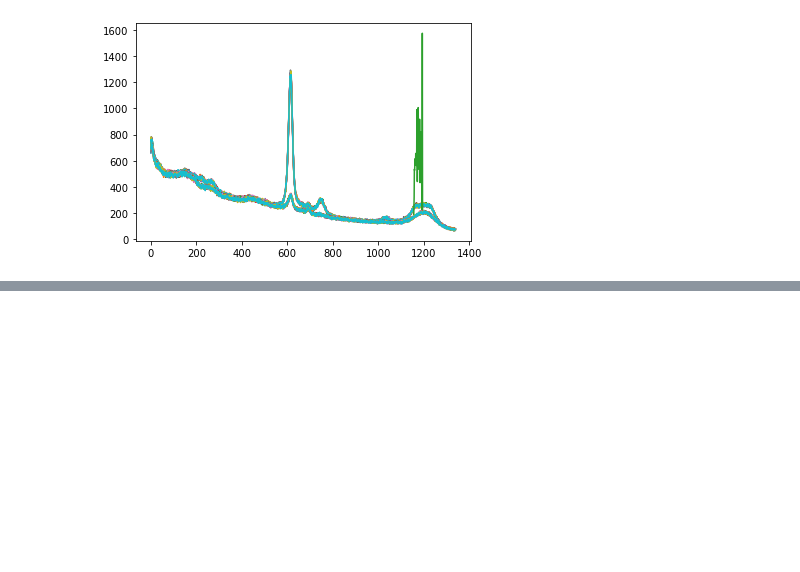
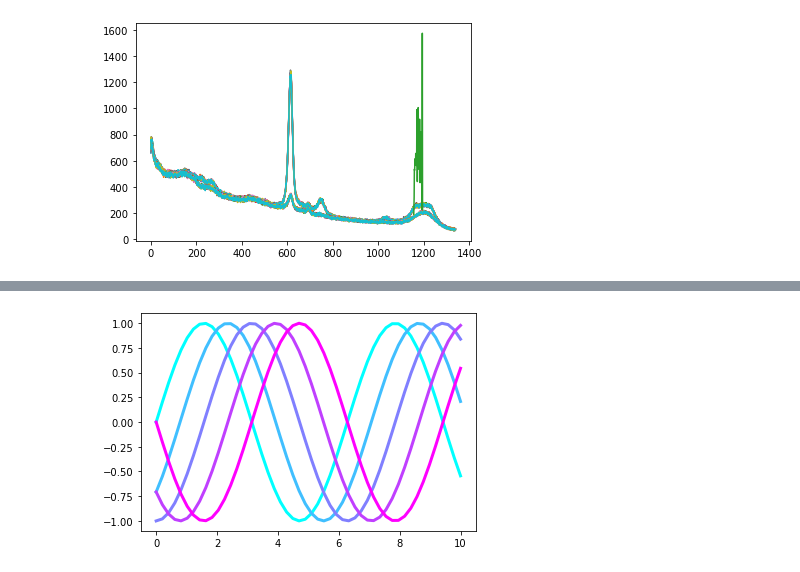
Before and after one commit to jhwnkim/fluid-auto-sampler, a Jupyter notebook: calculations/spectra_post.ipynb, the cells around one changed output, grey strips where cells are left out. Cells and saved outputs as stored; diff of their text form; code cells hidden in the pictures; blank space fills up the shorter version.

```diff
--- a/calculations/spectra_post.ipynb
+++ b/calculations/spectra_post.ipynb
@@ -161,0 +252,15 @@ plt.show()
+# %%
+import numpy as np
+import matplotlib.pyplot as plt
+
+n_lines = 5
+x = np.linspace(0, 10)
+phase_shift = np.linspace(0, np.pi, n_lines)
+
+color_idx = np.linspace(0, 1, n_lines)
+for i, shift in zip(color_idx, phase_shift):
+    plt.plot(x, np.sin(x - shift), color=plt.cm.cool(i), lw=3)
+
+plt.show()
+# %% [output]
+[figure, added]
```
Also changed, not shown: parts of 1 cell of this notebook, 1 other file.
